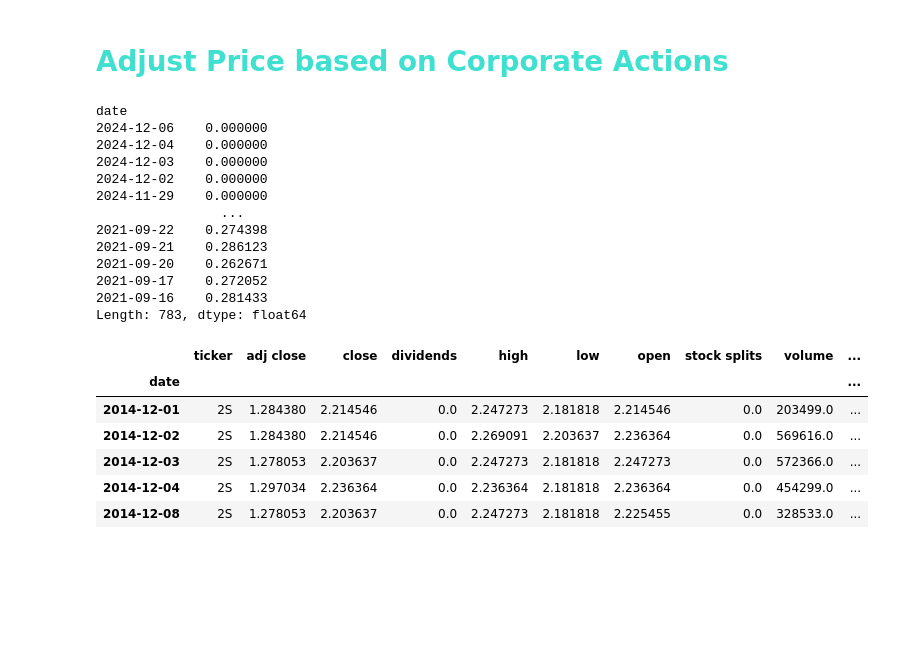
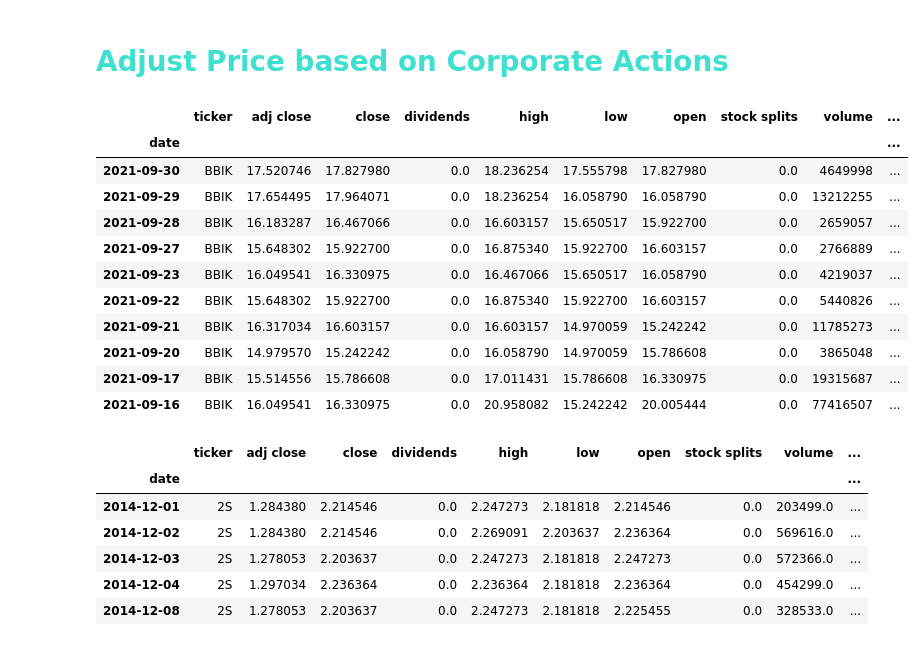
Before and after one commit to pasinsiri/quant-investment, a Jupyter notebook: alpha_factor.ipynb, the cells around one changed output. Saved outputs shown, nothing was run; the diff lists cells and outputs as text; code cells hidden in the pictures; blank space fills up the shorter version.

Commit message:
create a test dataframe

```diff
--- a/alpha_factor.ipynb
+++ b/alpha_factor.ipynb
@@ -100,4 +95,9 @@ split_col_name = 'stock splits'
 # %%
+# testing dataframe
+ticker = 'BBIK'
+ticker_df = raw_df[raw_df['ticker'] == 'BBIK'].sort_index(ascending=False)
+split_col_name = 'stock splits'
+
 ticker_df['adjust_factor'] = ticker_df[split_col_name] \
                                 .apply(lambda x: 1 if x == 0 else x)
 ticker_df['cum_adj_factor'] = ticker_df['adjust_factor'].cumprod() \
@@ -105,25 +105,25 @@ ticker_df['cum_adj_factor'] = ticker_df['adjust_factor'].cumprod() \
 for col in adjust_cols:
     ticker_df[col] = ticker_df[col] / ticker_df['cum_adj_factor']
 
-ticker_df['dividend_factor'] = ticker_df['dividends'].apply(lambda x: 1 if x == 0 else x)
-ticker_df['div_accum_factor'] = ticker_df['dividend_factor'].cumprod()
+# ticker_df['dividend_factor'] = ticker_df['dividends'].apply(lambda x: 1 if x == 0 else x)
+ticker_df['div_accum_factor'] = ticker_df['dividends'].cumsum()
+ticker_df['adjusted_close'] = ticker_df['close'] - ticker_df['div_accum_factor']
 # %%
-# ticker_df.tail(10)
-ticker_df['close'] - ticker_df['adj close']
+ticker_df.tail(10)
+# ticker_df['adjusted_close'] - ticker_df['adj close']
 # %% [output]
-date
-2024-12-06    0.000000
-2024-12-04    0.000000
-2024-12-03    0.000000
-2024-12-02    0.000000
-2024-11-29    0.000000
-                ...
-2021-09-22    0.274398
-2021-09-21    0.286123
-2021-09-20    0.262671
-2021-09-17    0.272052
-2021-09-16    0.281433
-Length: 783, dtype: float64
+|  | ticker | adj close | close | dividends | high | low | open | stock splits | volume | ... |
+| date |  |  |  |  |  |  |  |  |  | ... |
+| 2021-09-30 | BBIK | 17.520746 | 17.827980 | 0.0 | 18.236254 | 17.555798 | 17.827980 | 0.0 | 4649998 | ... |
+| 2021-09-29 | BBIK | 17.654495 | 17.964071 | 0.0 | 18.236254 | 16.058790 | 16.058790 | 0.0 | 13212255 | ... |
+| 2021-09-28 | BBIK | 16.183287 | 16.467066 | 0.0 | 16.603157 | 15.650517 | 15.922700 | 0.0 | 2659057 | ... |
+| 2021-09-27 | BBIK | 15.648302 | 15.922700 | 0.0 | 16.875340 | 15.922700 | 16.603157 | 0.0 | 2766889 | ... |
+| 2021-09-23 | BBIK | 16.049541 | 16.330975 | 0.0 | 16.467066 | 15.650517 | 16.058790 | 0.0 | 4219037 | ... |
+| 2021-09-22 | BBIK | 15.648302 | 15.922700 | 0.0 | 16.875340 | 15.922700 | 16.603157 | 0.0 | 5440826 | ... |
+| 2021-09-21 | BBIK | 16.317034 | 16.603157 | 0.0 | 16.603157 | 14.970059 | 15.242242 | 0.0 | 11785273 | ... |
+| 2021-09-20 | BBIK | 14.979570 | 15.242242 | 0.0 | 16.058790 | 14.970059 | 15.786608 | 0.0 | 3865048 | ... |
+| 2021-09-17 | BBIK | 15.514556 | 15.786608 | 0.0 | 17.011431 | 15.786608 | 16.330975 | 0.0 | 19315687 | ... |
+| 2021-09-16 | BBIK | 16.049541 | 16.330975 | 0.0 | 20.958082 | 15.242242 | 20.005444 | 0.0 | 77416507 | ... |
 # %%
 # map sector using the sector dict above
 # vk = [(k, v) for k, v in sectors.items()]
```
Also changed, not shown: parts of 1 cell of this notebook.
